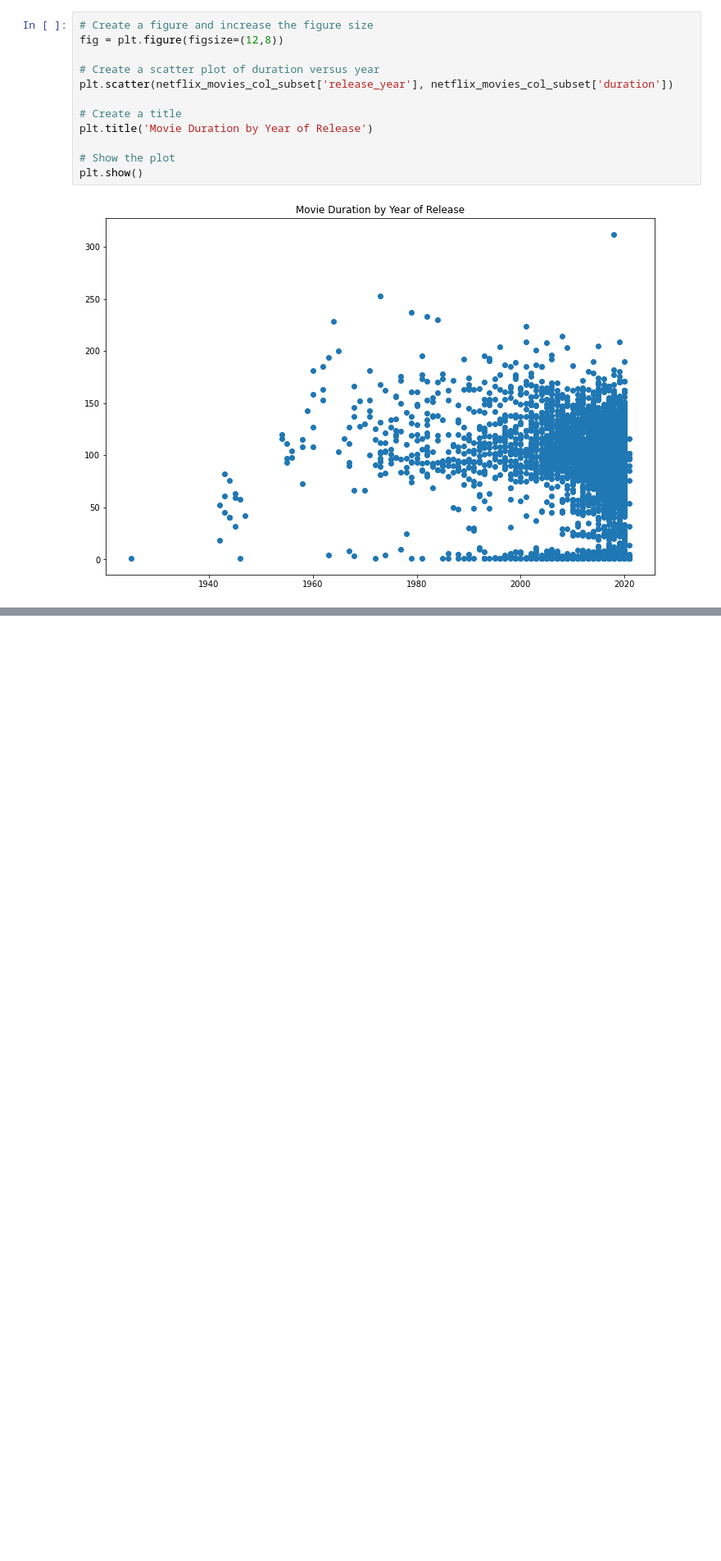
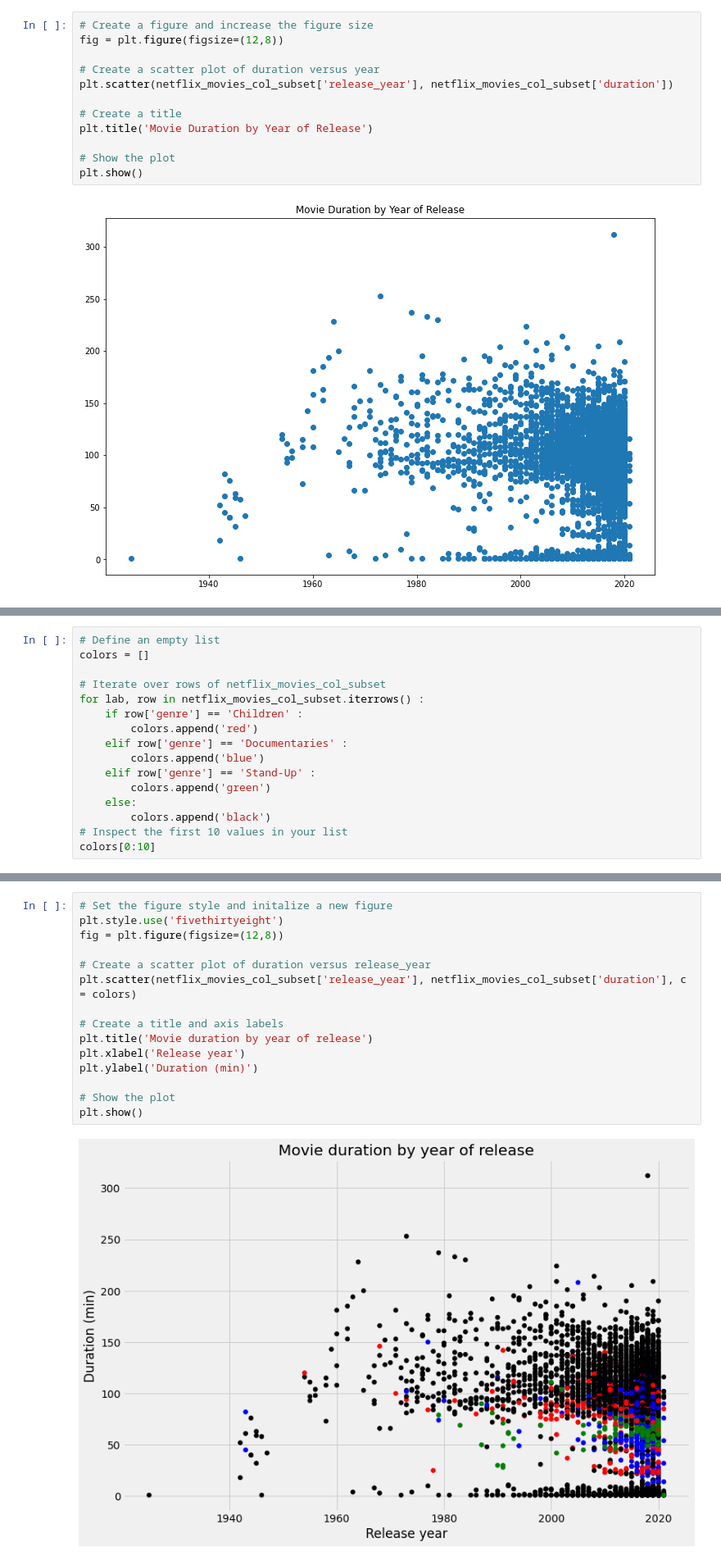
Before and after one commit to tanersoner/Generic_Projects, a Jupyter notebook: Investigating Movies.ipynb, the cells around one changed output, grey strips where cells are left out. Shown: that part at 82% size. Drawn from its saved outputs; the diff is of its cells as text; blank space fills up the shorter version.

Commit message:
Update Investigating Movies.ipynb
Investigating_Movies_V3

```diff
--- a/Investigating Movies.ipynb
+++ b/Investigating Movies.ipynb
@@ -156,0 +195,16 @@ plt.show()
+# %%
+# Define an empty list
+colors = []
+
+# Iterate over rows of netflix_movies_col_subset
+for lab, row in netflix_movies_col_subset.iterrows() :
+    if row['genre'] == 'Children' :
+        colors.append('red')
+    elif row['genre'] == 'Documentaries' :
+        colors.append('blue')
+    elif row['genre'] == 'Stand-Up' :
+        colors.append('green')
+    else:
+        colors.append('black')
+# Inspect the first 10 values in your list
+colors[0:10]
@@ -156,0 +228,17 @@ plt.show()
+# %%
+# Set the figure style and initalize a new figure
+plt.style.use('fivethirtyeight')
+fig = plt.figure(figsize=(12,8))
+
+# Create a scatter plot of duration versus release_year
+plt.scatter(netflix_movies_col_subset['release_year'], netflix_movies_col_subset['duration'], c = colors)
+
+# Create a title and axis labels
+plt.title('Movie duration by year of release')
+plt.xlabel('Release year')
+plt.ylabel('Duration (min)')
+
+# Show the plot
+plt.show()
+# %% [output]
+[figure, added]
```
Also changed, not shown: parts of 11 cells of this notebook.
